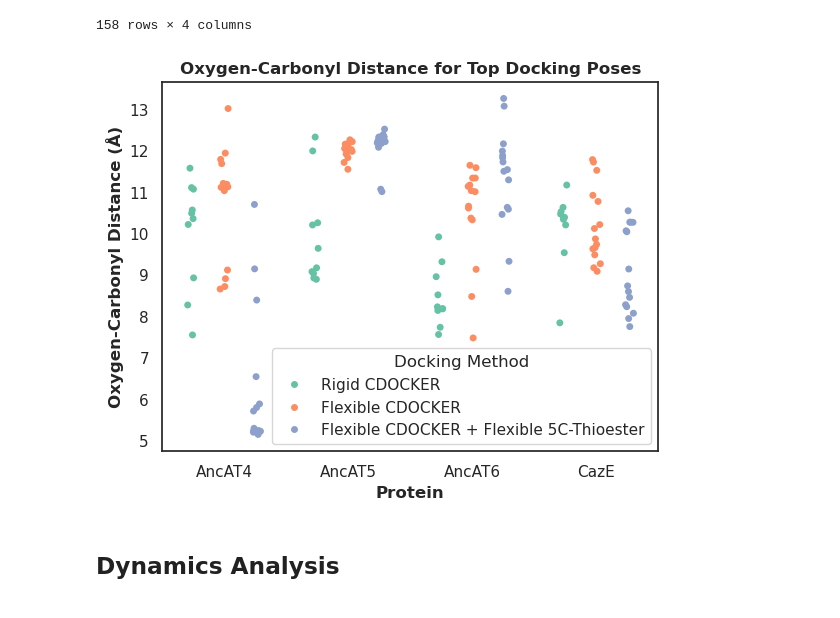
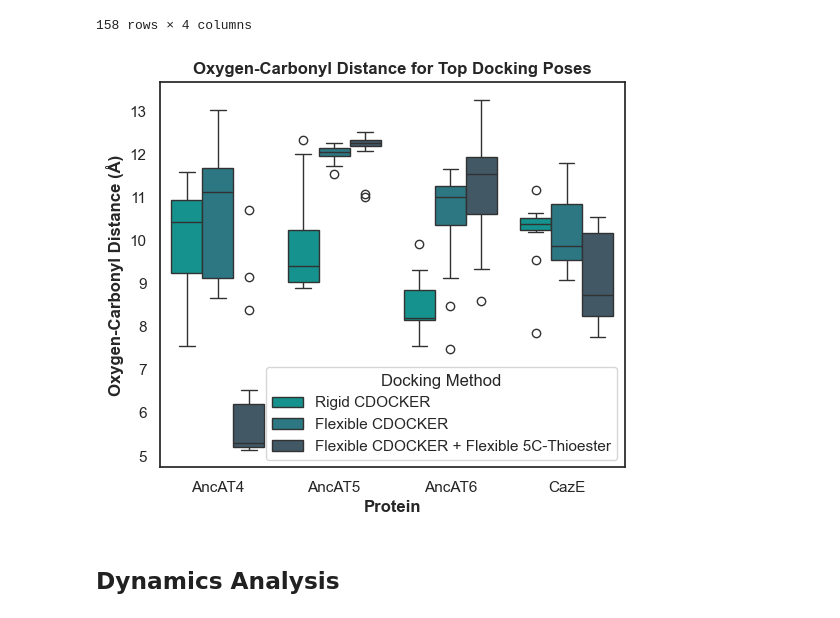
Before and after one commit to AzamH-UM/anc_acyl, a Jupyter notebook: analysis/analysis.ipynb, the cells around one changed output. Saved outputs shown, nothing was run; the diff lists cells and outputs as text; code cells hidden in the pictures.

Commit message:
Analysis Notebook

```diff
--- a/analysis/analysis.ipynb
+++ b/analysis/analysis.ipynb
@@ -13,9 +13,14 @@ import pandas as pd
 import matplotlib.pyplot as plt
 import seaborn as sns
 import MDAnalysis as mda
+from MDAnalysis.analysis import align, diffusionmap
+from sklearn.cluster import KMeans
 import numpy as np
+from pymol import cmd
 
-sns.set_context("paper")
+# Modify the default style of the plots
+sns.set(font_scale=1)
+sns.set_style("white")
 # %%
 # List of proteins
 PROTEINS = [
@@ -23,6 +28,14 @@ PROTEINS = [
     "anc452",
     "anc454",
     "caze",
+]
+
+# List of colors for each protein
+COLORS = [
+    "#00a6a1",
+    "#1f8290",
+    "#3c596b",
+    "#ace18e",
 ]
 
 # Protein segname
@@ -56,8 +69,12 @@ C5_CARBONYL_OXYGEN = "O8"
 # %% [markdown]
 ## Docking Analysis
 # %%
-def get_top_cluster_poses(dockresult_dir):
-    """Retrieve the top clustered ligand poses from the docking result directory."""
+def get_top_cluster_poses(dockresult_dir: str):
+    """Retrieve the top clustered ligand poses from the docking result directory.
+
+    Args:
+    - dockresult_dir (str): The directory containing the docking results.
+    """
 
     # Check whether the results are for rigid docking or flexible docking
     rcdocker_cluster_dir = os.path.join(dockresult_dir, "cluster")
@@ -165,42 +182,42 @@ plot_df = dock_df.copy()
 plot_df["strategy"] = plot_df["strategy"].replace(
     {
         "rcdocker": "Rigid CDOCKER",
         "fcdocker": "Flexible CDOCKER",
         "fcdocker_flexible_5cthioester": "Flexible CDOCKER + Flexible 5C-Thioester",
     }
 )
 
 # Rename proteins
 plot_df["protein"] = plot_df["protein"].replace(
     {
         "anc451": "AncAT4",
         "anc452": "AncAT5",
         "anc454": "AncAT6",
         "caze": "CazE",
     }
 )
 
-
-sns.set(font_scale=1)
-sns.set_style("white")
-sns.stripplot(
+plt.figure(figsize=(6, 5))
+sns.boxplot(
     data=plot_df,
     x="protein",
     y="carbonyl_oxy_dist",
     hue="strategy",
-    dodge=True,
-    alpha=1,
-    jitter=True,
-    palette="Set2",
+    palette={
+        "Rigid CDOCKER": COLORS[0],
+        "Flexible CDOCKER": COLORS[1],
+        "Flexible CDOCKER + Flexible 5C-Thioester": COLORS[2],
+    },
 )
+
 
 plt.xlabel("Protein", weight="bold")
 plt.ylabel("Oxygen-Carbonyl Distance (Å)", weight="bold")
 plt.title("Oxygen-Carbonyl Distance for Top Docking Poses", weight="bold")
 plt.legend(title="Docking Method", loc="lower right")
 plt.savefig("oxygen_carbonyl_distance.png", dpi=300, bbox_inches="tight")
 # %% [output]
-[figure, old version]
+[figure, new version]
 # %% [markdown]
 ## Dynamics Analysis
 # %%
```
Also changed, not shown: parts of 7 cells of this notebook, 6 other files.
